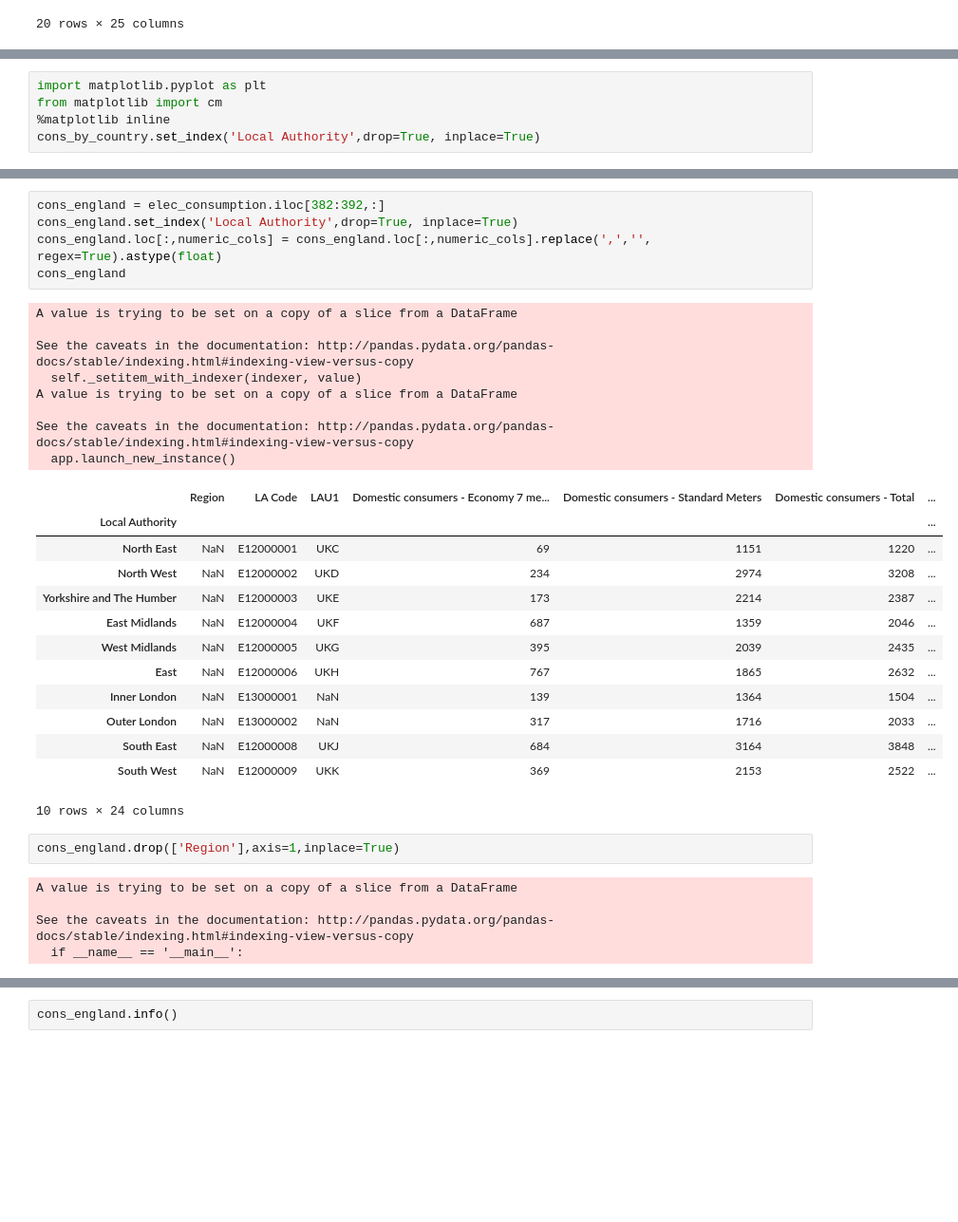
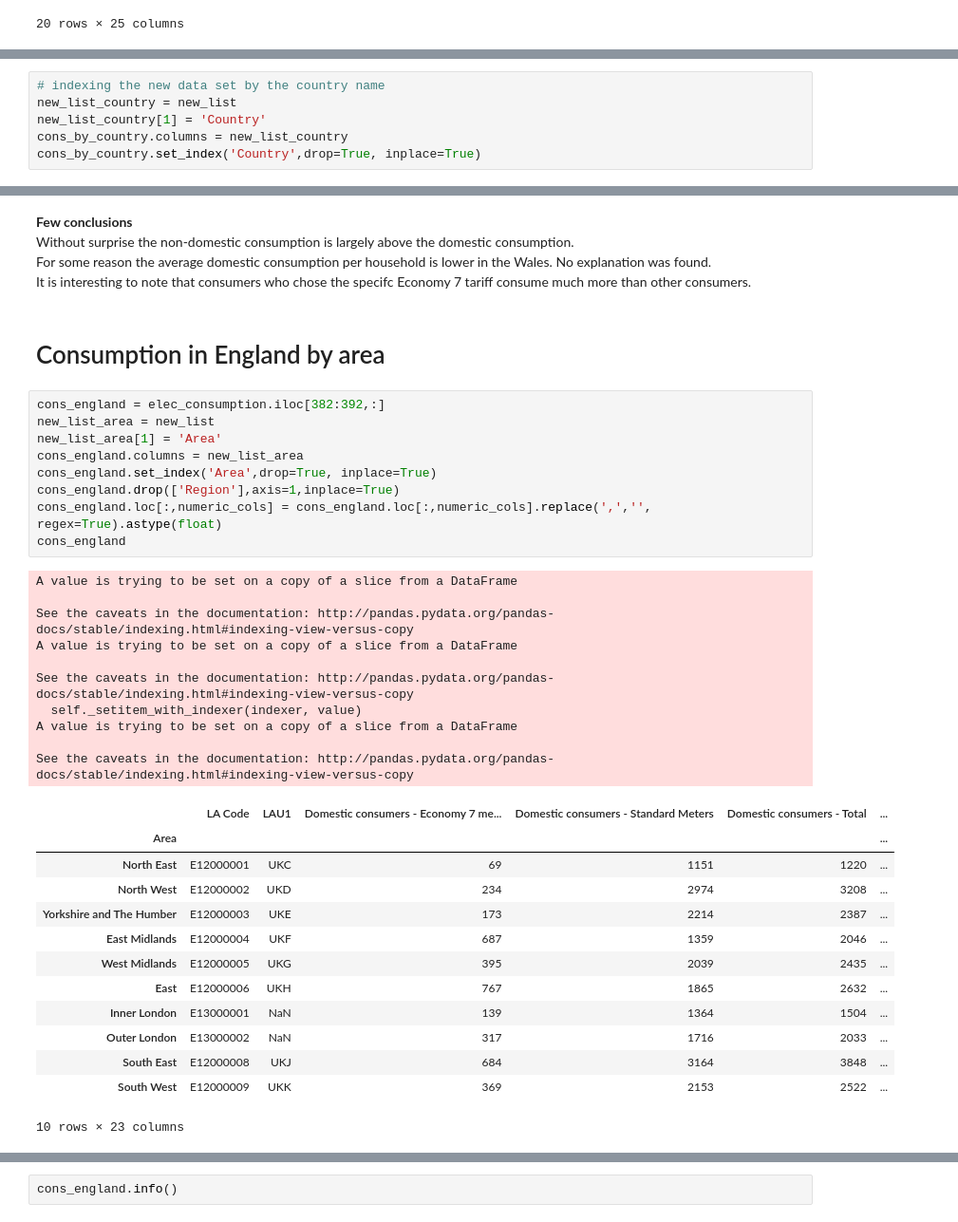
Before and after one commit to OssamaEls/Electricity-consumption-in-the-UK, a Jupyter notebook: electricty_consumption_UK.ipynb, the cells around one changed output, grey strips where cells are left out. Shown at 95% size. Drawn from its saved outputs; the diff is of its cells as text; blank space fills up the shorter version.

```diff
--- a/electricty_consumption_UK.ipynb
+++ b/electricty_consumption_UK.ipynb
@@ -215,8 +213,3 @@ cons_by_country
 | 392 | NaN | Wales | W92000004 | UKL | 99 | 1,310 | ... |
 | 393 | NaN | Scotland | S92000003 | UKM | 433 | 2,348 | ... |
 3 rows × 25 columns
-# %%
-import matplotlib.pyplot as plt
-from matplotlib import cm
-%matplotlib inline
-cons_by_country.set_index('Local Authority',drop=True, inplace=True)
@@ -287,0 +216,6 @@ See the caveats in the documentation: http://pandas.pydata.org/pandas-docs/stabl
+# %%
+# indexing the new data set by the country name
+new_list_country = new_list
+new_list_country[1] = 'Country'
+cons_by_country.columns = new_list_country
+cons_by_country.set_index('Country',drop=True, inplace=True)
@@ -322,34 +281,43 @@ ax4.title.set_position([.5, 1.05])
+# %% [markdown]
+**Few conclusions**
+<br>
+Without surprise the non-domestic consumption is largely above the domestic consumption.
+<br>
+For some reason the average domestic consumption per household is lower in the Wales. No explanation was found.
+<br>
+It is interesting to note that consumers who chose the specifc Economy 7 tariff consume much more than other consumers.
+# %% [markdown]
+# Consumption in England by area
 # %%
 cons_england = elec_consumption.iloc[382:392,:]
-cons_england.set_index('Local Authority',drop=True, inplace=True)
+new_list_area = new_list
+new_list_area[1] = 'Area'
+cons_england.columns = new_list_area
+cons_england.set_index('Area',drop=True, inplace=True)
+cons_england.drop(['Region'],axis=1,inplace=True)
 cons_england.loc[:,numeric_cols] = cons_england.loc[:,numeric_cols].replace(',','', regex=True).astype(float)
 cons_england
 # %% [output]
+A value is trying to be set on a copy of a slice from a DataFrame
+
+See the caveats in the documentation: http://pandas.pydata.org/pandas-docs/stable/indexing.html#indexing-view-versus-copy
 A value is trying to be set on a copy of a slice from a DataFrame
 
 See the caveats in the documentation: http://pandas.pydata.org/pandas-docs/stable/indexing.html#indexing-view-versus-copy
   self._setitem_with_indexer(indexer, value)
 A value is trying to be set on a copy of a slice from a DataFrame
 
 See the caveats in the documentation: http://pandas.pydata.org/pandas-docs/stable/indexing.html#indexing-view-versus-copy
-  app.launch_new_instance()
-|  | Region | LA Code | LAU1 | Domestic consumers - Economy 7 me... | Domestic consumers - Standard Meters | Domestic consumers - Total | ... |
-| Local Authority |  |  |  |  |  |  | ... |
-| North East | NaN | E12000001 | UKC | 69 | 1151 | 1220 | ... |
-| North West | NaN | E12000002 | UKD | 234 | 2974 | 3208 | ... |
-| Yorkshire and The Humber | NaN | E12000003 | UKE | 173 | 2214 | 2387 | ... |
-| East Midlands | NaN | E12000004 | UKF | 687 | 1359 | 2046 | ... |
-| West Midlands | NaN | E12000005 | UKG | 395 | 2039 | 2435 | ... |
-| East | NaN | E12000006 | UKH | 767 | 1865 | 2632 | ... |
-| Inner London | NaN | E13000001 | NaN | 139 | 1364 | 1504 | ... |
-| Outer London | NaN | E13000002 | NaN | 317 | 1716 | 2033 | ... |
-| South East | NaN | E12000008 | UKJ | 684 | 3164 | 3848 | ... |
-| South West | NaN | E12000009 | UKK | 369 | 2153 | 2522 | ... |
+|  | LA Code | LAU1 | Domestic consumers - Economy 7 me... | Domestic consumers - Standard Meters | Domestic consumers - Total | ... |
+| Area |  |  |  |  |  | ... |
+| North East | E12000001 | UKC | 69 | 1151 | 1220 | ... |
+| North West | E12000002 | UKD | 234 | 2974 | 3208 | ... |
+| Yorkshire and The Humber | E12000003 | UKE | 173 | 2214 | 2387 | ... |
+| East Midlands | E12000004 | UKF | 687 | 1359 | 2046 | ... |
+| West Midlands | E12000005 | UKG | 395 | 2039 | 2435 | ... |
+| East | E12000006 | UKH | 767 | 1865 | 2632 | ... |
+| Inner London | E13000001 | NaN | 139 | 1364 | 1504 | ... |
+| Outer London | E13000002 | NaN | 317 | 1716 | 2033 | ... |
+| South East | E12000008 | UKJ | 684 | 3164 | 3848 | ... |
+| South West | E12000009 | UKK | 369 | 2153 | 2522 | ... |
-10 rows × 24 columns
+10 rows × 23 columns
-# %%
-cons_england.drop(['Region'],axis=1,inplace=True)
-# %% [output]
-A value is trying to be set on a copy of a slice from a DataFrame
-
-See the caveats in the documentation: http://pandas.pydata.org/pandas-docs/stable/indexing.html#indexing-view-versus-copy
-  if __name__ == '__main__':
```
Also changed, not shown: parts of 21 cells of this notebook.
